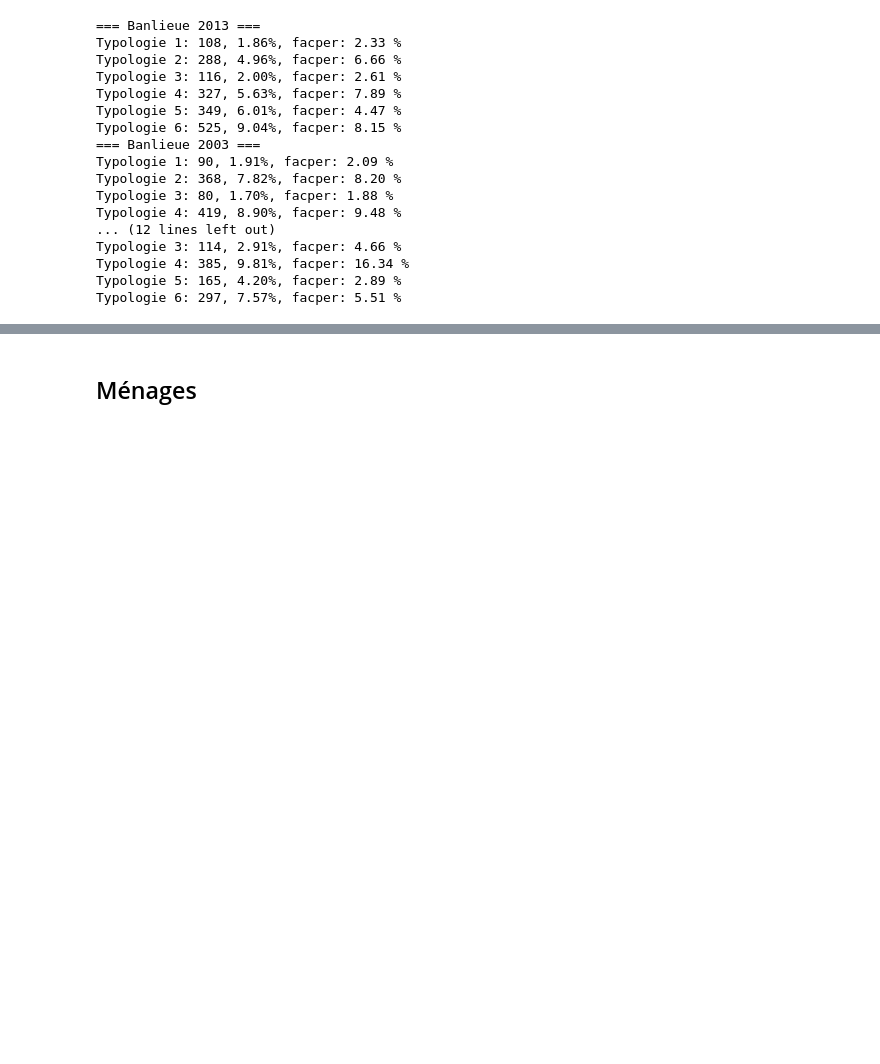
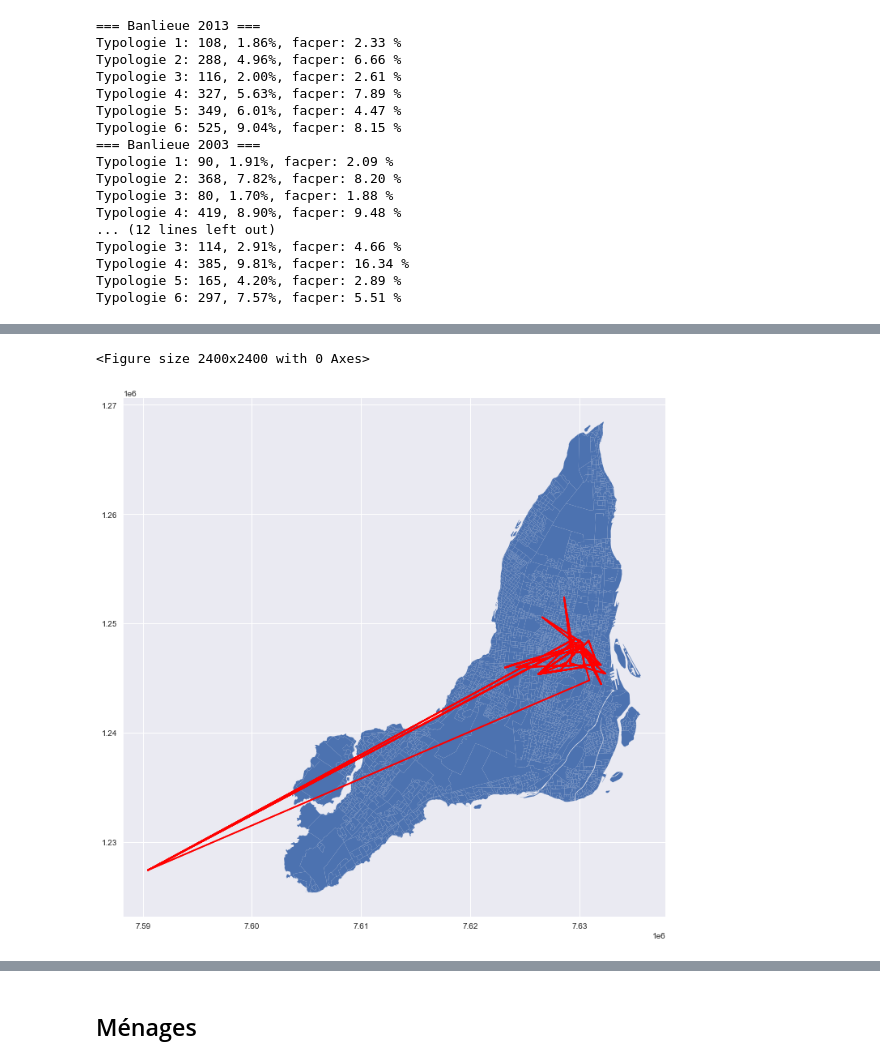
Before and after one commit to davidmurray/CIV6702-TP3, a Jupyter notebook: TP3.ipynb, the cells around one changed output, grey strips where cells are left out. Cells and saved outputs as stored; diff of their text form; code cells hidden in the pictures; blank space fills up the shorter version.

```diff
--- a/TP3.ipynb
+++ b/TP3.ipynb
@@ -276,0 +307,21 @@ Typologie 6: 297, 7.57%, facper: 5.51 %
+# %%
+geopd = geopandas.read_file('data/lda_000b16a_e.shp')
+# %%
+plt.figure(figsize=(12, 12), dpi=200)
+geopd[(geopd.PRNAME == "Quebec / Québec") & (geopd.CCSNAME == "Montréal")].plot(figsize=(12, 12))
+import shapely.wkt
+tt2 = Transformer.from_crs("epsg:32188", "epsg:3347", always_xy=True)
+for i in range(0, 120):
+    try:
+        x, y = shapely.wkt.loads(plateau.iloc[i].ch).exterior.xy
+        x2 = []
+        y2 = []
+        for x_coord, y_coord in zip(x, y):
+            x2.append(tt2.transform(x_coord, y_coord)[0])
+            y2.append(tt2.transform(x_coord, y_coord)[1])
+        plt.plot(np.array(x2), np.array(y2), "r")
+    except AttributeError:
+        pass
+# %% [output]
+<Figure size 2400x2400 with 0 Axes>
+[figure, added]
```
Also changed, not shown: parts of 47 cells of this notebook, 5 other files.
